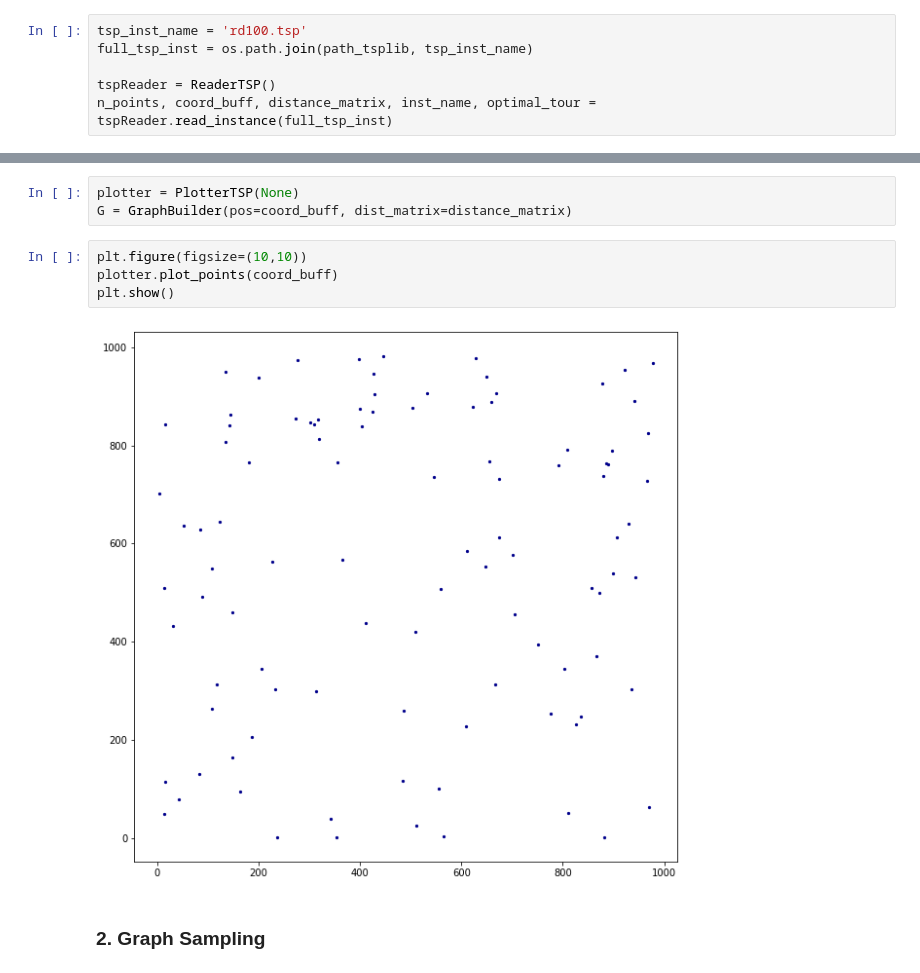
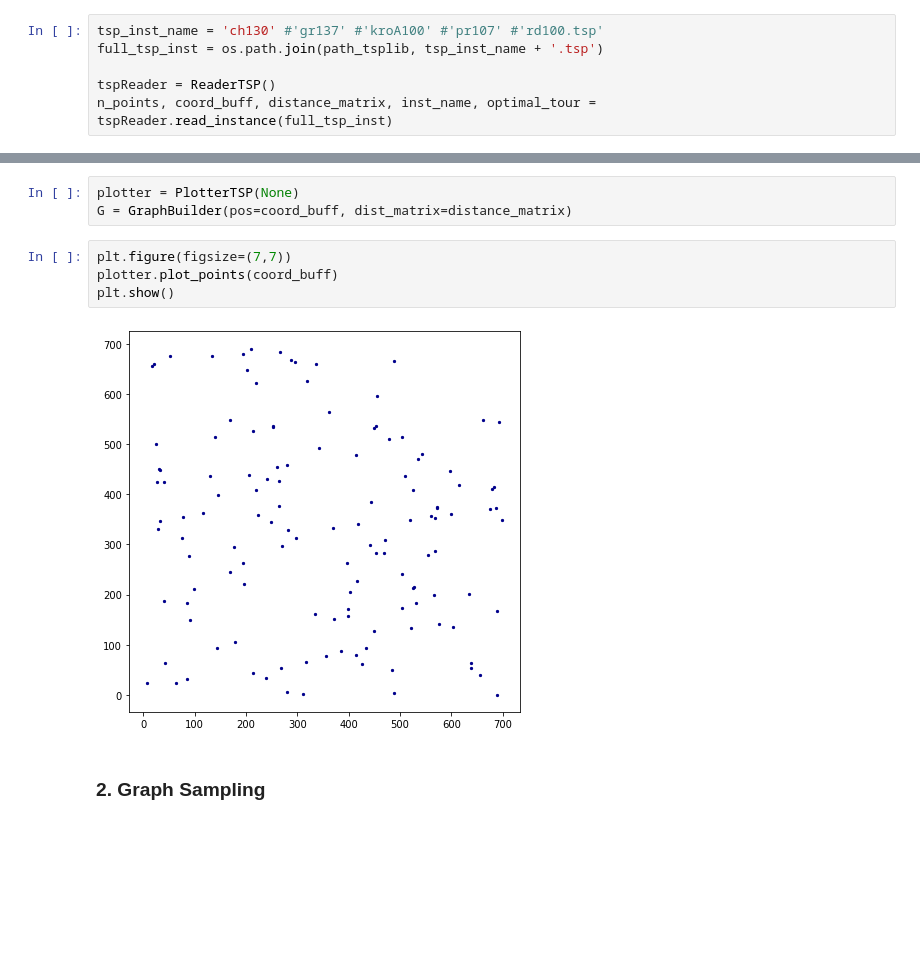
Before and after one commit to ViniciusBloise/Spider-scnu-TSP, a Jupyter notebook: Att-GraphConvNet/play_gnrlz.ipynb, the cells around one changed output, grey strips where cells are left out. Saved outputs shown, nothing was run; the diff lists cells and outputs as text; blank space fills up the shorter version.

```diff
--- a/Att-GraphConvNet/play_gnrlz.ipynb
+++ b/Att-GraphConvNet/play_gnrlz.ipynb
@@ -41,8 +37,8 @@ df_ps = pd.DataFrame.from_dict(problem_set)
 # %% [markdown]
 ### 1. Read a TSP instance
 # %%
-tsp_inst_name = 'rd100.tsp'
-full_tsp_inst = os.path.join(path_tsplib, tsp_inst_name)
+tsp_inst_name = 'ch130' #'gr137' #'kroA100' #'pr107' #'rd100.tsp'
+full_tsp_inst = os.path.join(path_tsplib, tsp_inst_name + '.tsp')
 
 tspReader = ReaderTSP()
 n_points, coord_buff, distance_matrix, inst_name, optimal_tour = tspReader.read_instance(full_tsp_inst)
@@ -58,10 +54,10 @@ distance_matrix *= scale
 plotter = PlotterTSP(None)
 G = GraphBuilder(pos=coord_buff, dist_matrix=distance_matrix)
 # %%
-plt.figure(figsize=(10,10))
+plt.figure(figsize=(7,7))
 plotter.plot_points(coord_buff)
 plt.show()
 # %% [output]
-[figure, old version]
+[figure, new version]
 # %% [markdown]
 ### 2. Graph Sampling
```
Also changed, not shown: parts of 21 cells of this notebook, 3 other files.
